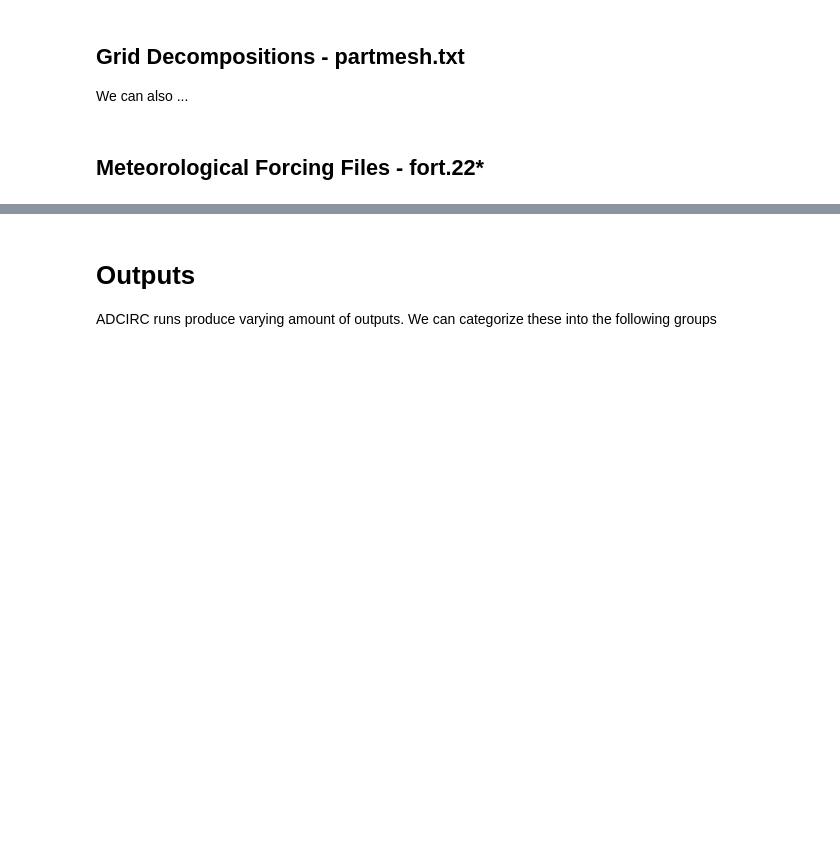
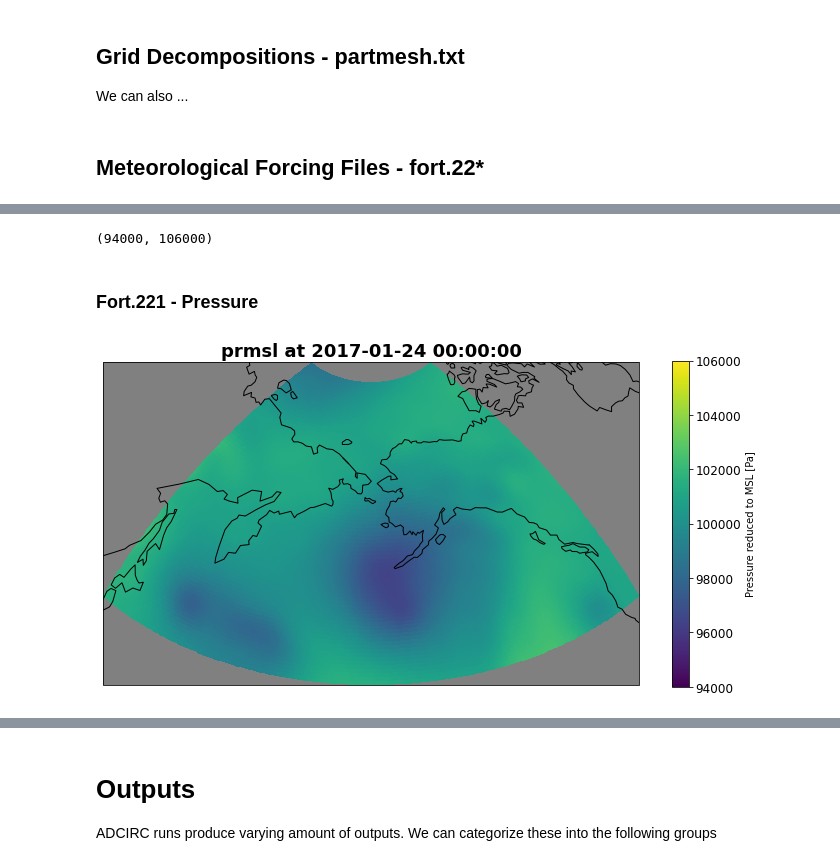
Before and after one commit to UT-CHG/pyadcirc, a Jupyter notebook: notebooks/ADCIRCViz.ipynb, the cells around one changed output, grey strips where cells are left out. Drawn from its saved outputs; the diff is of its cells as text; code cells hidden in the pictures; blank space fills up the shorter version.

```diff
--- a/notebooks/ADCIRCViz.ipynb
+++ b/notebooks/ADCIRCViz.ipynb
@@ -267,0 +270,3 @@ We can also ...
+# %%
+data = xr.open_dataset(str(ds_path / "fort.221.nc"))
+data
@@ -267,0 +290,8 @@ We can also ...
+# %%
+min_press = data["prmsl"].min()
+max_press = data["prmsl"].max()
+vmin = int(min_press / 1000) * 1000
+vmax = int(max_press / 1000) * 1000 + 1000
+vmin, vmax
+# %% [output]
+(94000, 106000)
@@ -267,0 +301,14 @@ We can also ...
+# %% [markdown]
+### Fort.221 - Pressure
+# %%
+plt.figure(figsize=(12, 6))
+viz.pyplot_mesh(
+    data,
+    "prmsl",
+    projection=crs.Orthographic(-170, 45),
+    timestep=160,
+    vrange=[vmin, vmax],
+    features=[("coastlines", {"resolution": "110m", "color": "black"})],
+)
+# %% [output]
+[figure, added]
```
Also changed, not shown: parts of 8 cells of this notebook, 2 other files.
